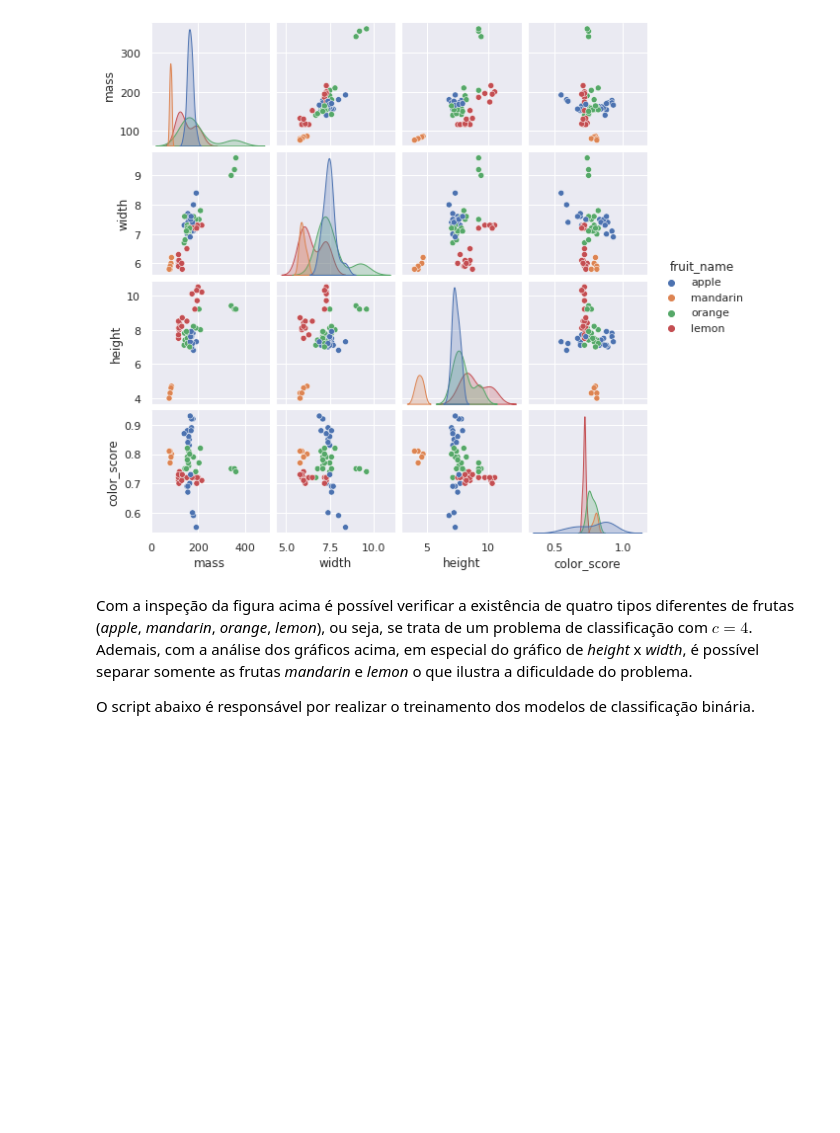
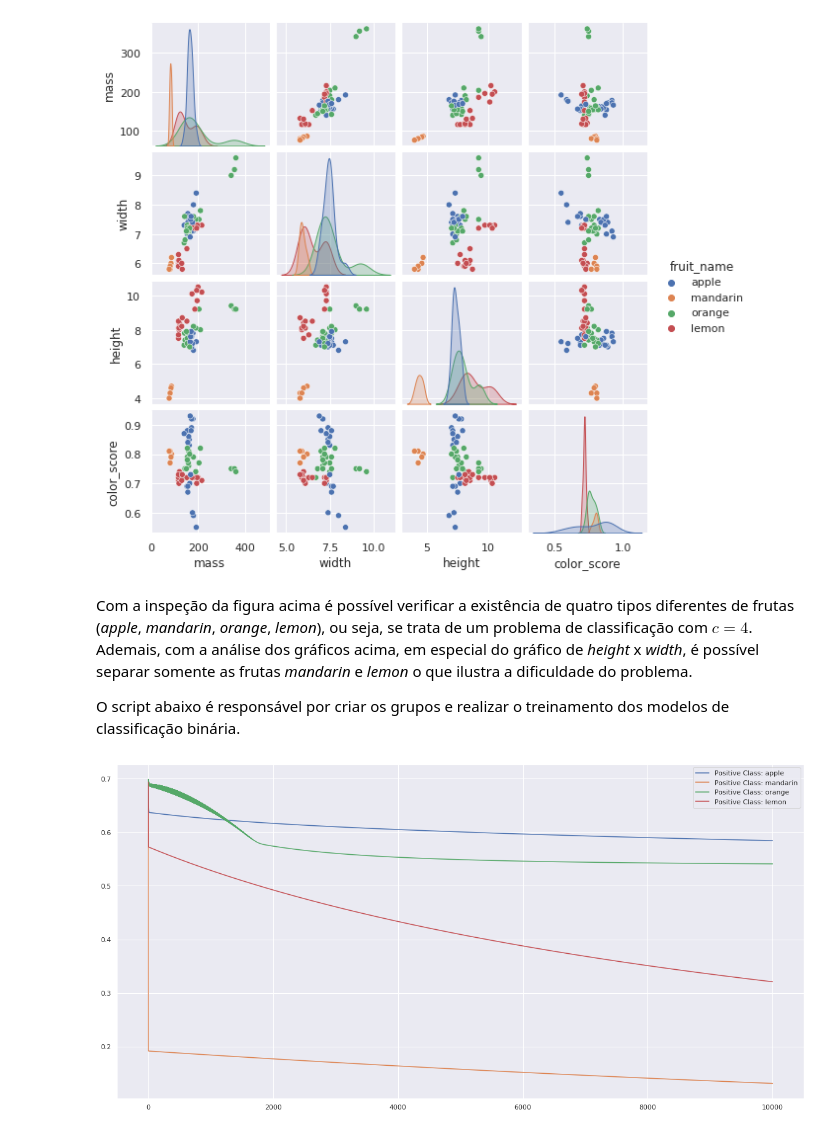
Before and after one commit to CleberPeter/machine_learning_book, a Jupyter notebook: 05-logistic_regression.ipynb, the cells around one changed output. Saved outputs shown, nothing was run; the diff lists cells and outputs as text; code cells hidden in the pictures; blank space fills up the shorter version.

```diff
--- a/05-logistic_regression.ipynb
+++ b/05-logistic_regression.ipynb
@@ -544,7 +552,7 @@ sns.pairplot(df, hue='fruit_name', height=2)
 # %% [markdown]
 Com a inspeção da figura acima é possível verificar a existência de quatro tipos diferentes de frutas (*apple*, *mandarin*, *orange*, *lemon*), ou seja, se trata de um problema de classificação com $c = 4$. Ademais, com a análise dos gráficos acima, em especial do gráfico de *height* x *width*, é possível separar somente as frutas *mandarin* e *lemon* o que ilustra a dificuldade do problema.
 
-O script abaixo é responsável por realizar o treinamento dos modelos de classificação binária.
+O script abaixo é responsável por criar os grupos e realizar o treinamento dos modelos de classificação binária.
 # %%
 class Model:
     def __init__(self, name, o):
@@ -553,42 +561,76 @@ class Model:
         Arguments:
             name: text
             o: np.array (n+1x1)
+            o_hist_gd: np.array (n+1xk)
         Returns:
         """
         self.name = name
         self.o = o
 
-def train(x, y, class_name):
+    def h(self, x):
+        """
+        Model hypothesis
+        Arguments:
+            x: np.array (mxn)
+        Returns:
+            np.array (mx1)
+        """
+        return h(x, self.o)
+
+def train_and_plot_cost(x, y, alpha, class_name):
     """
-    Train logistic regression binary model
+    Train logistic regression binary model and plot your cost evolution
     Arguments:
         x: np.array (mxn)
         y: np.array (mx1)
+        alpha: learning rate
         class_name: text
     Returns:
         Model object
     """
 
+    y = np.where(y != class_name, int(0), y) # negative class
     y = np.where(y == class_name, int(1), y) # positive class
-    y = np.where(y != class_name, int(0), y) # negative class
     y = np.vstack([int(y_str) for y_str in y])
 
     # config optimizer
     o_start = np.array([[0],[0],[0],[0],[0]]) # arbitrary start
     # config gradient descent
     max_iterations = 10000
-    alpha = 1e-2
-    min_grad = 1e-1
+    min_grad = 1e-3
 
     [min_o, o_hist_gd, iterations] = gradient_descent(x, o_start, y, alpha, min_grad, max_iterations)
 
-    h_x = binarize(h(x, min_o))
+    j = J_for_multiple_o_set(x, o_hist_gd, y, logistic_regression_cost)
+    plt.plot(j[0])
+
     return Model(class_name, min_o)
 
-x = np.vstack(df[['mass', 'width', 'height', 'color_score']].values) # mx4
+def train_models(x, y, alpha, class_names):
+    """
+    Train logistic regression binary models and plot your cost evolution
+    Arguments:
+        x: np.array (mxn)
+        y: np.array (mx1)
+        alpha: learning rate
+        class_names: list (text)
+    Returns:
+        list (Model)
+    """
+    plt.figure(figsize=(20,10))
+    models = []
+    for class_name in class_names:
+        model = train_and_plot_cost(x, y, alpha, class_name)
+        models.append(model)
+    plt.legend('Positive Class: ' + class_names)
+
+    return models
+
+class_names = df['fruit_name'].unique()
+x = np.vstack(df.drop('fruit_name', axis = 1).values) # mx4
 y = np.vstack(df['fruit_name'].values) # mx1
+alpha = 3e-4 # max learning rate to prevent divergence
 
-models = []
-for class_name in df['fruit_name'].unique():
-    model = train(x, y, class_name)
-    models.append(model)
+models = train_models(x, y, alpha, class_names)
+# %% [output]
+[figure, added]
```
Also changed, not shown: parts of 36 cells of this notebook, 5 other files.
